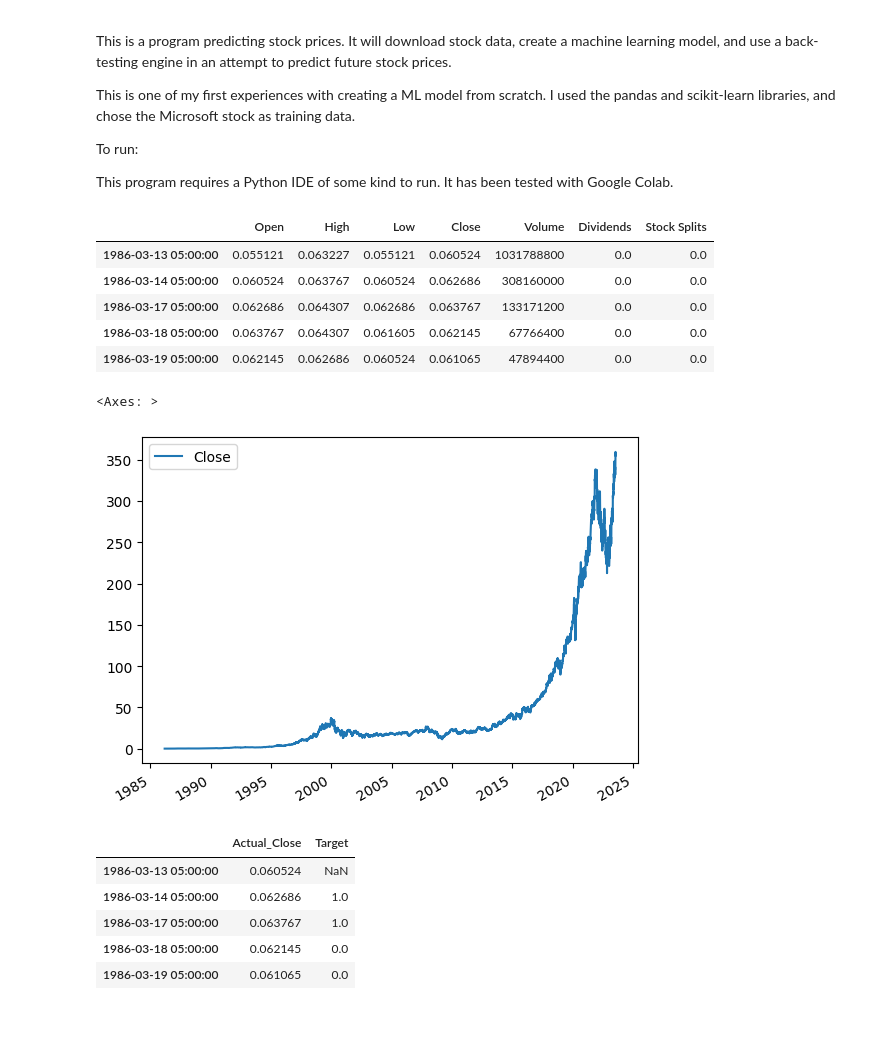
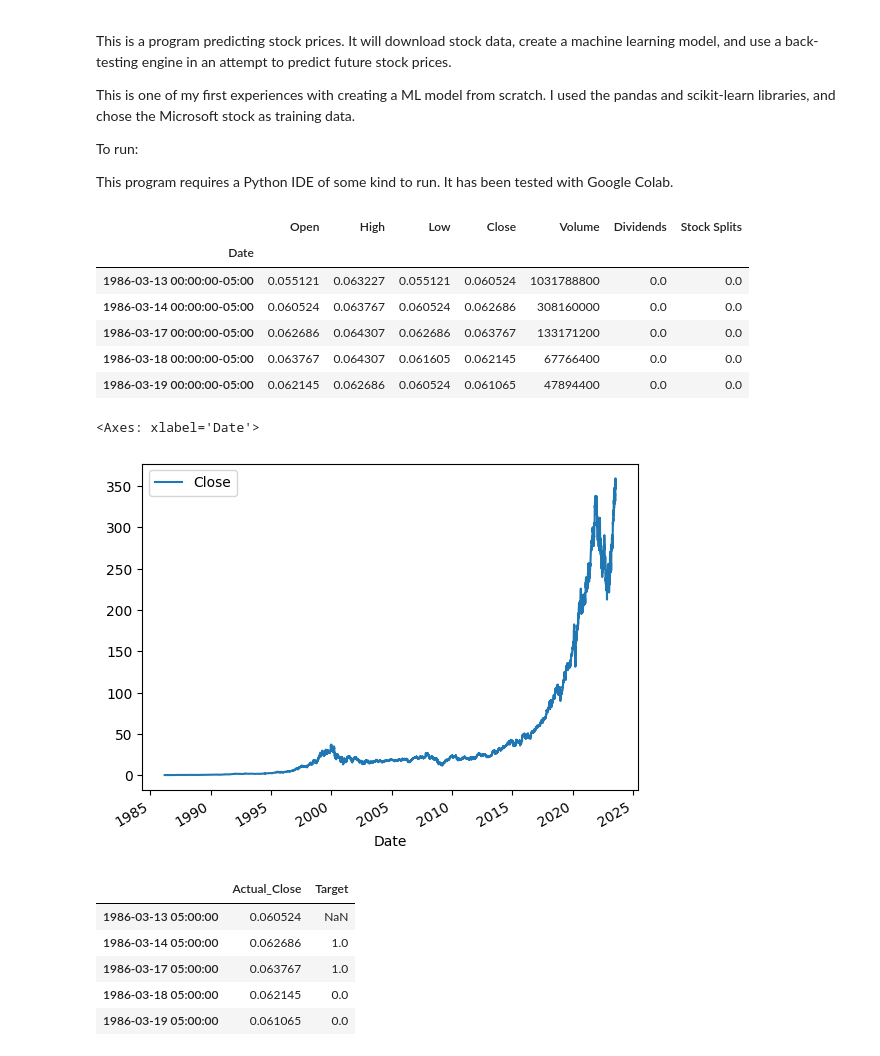
Before and after one commit to aubrymcc21/StockPredictor, a Jupyter notebook: StockPredictor.ipynb, the cells around one changed output. Saved outputs shown, nothing was run; the diff lists cells and outputs as text; code cells hidden in the pictures; blank space fills up the shorter version.

```diff
--- a/StockPredictor.ipynb
+++ b/StockPredictor.ipynb
@@ -19,37 +19,38 @@ This program requires a Python IDE of some kind to run. It has been tested with
 # %%
 import yfinance as yf
 
-msft = yf.Ticker("MSFT")
-msft_hist = msft.history(period="max")
+stock = yf.Ticker("MSFT")
+stock_history = stock.history(period="max")
 # %%
 import os
 import pandas as pd
 
-DATA_PATH = "msft_data.json"
+data_path = "msft_data.json"
 
-if os.path.exists(DATA_PATH):
-    # Read from file if we've already downloaded the data.
-    with open(DATA_PATH) as f:
-        msft_hist = pd.read_json(DATA_PATH)
+if os.path.exists(data_path):
+    # Read from file if it's already downloaded
+    with open(data_path) as f:
+        stock_history = pd.read_json(data_path)
 else:
-    msft = yf.Ticker("MSFT")
-    msft_hist = msft.history(period="max")
+    stock = yf.Ticker("MSFT")
+    stock_history = stock.history(period="max")
 
-    # Save file to json in case we need it later.  This prevents us from having to re-download it every time.
-    msft_hist.to_json(DATA_PATH)
+    # Save file to json in case we need it later
+    stock_history.to_json(data_path)
 # %%
-msft_hist.head(5)
+stock_history.head(5)
 # %% [output]
 |  | Open | High | Low | Close | Volume | Dividends | Stock Splits |
-| 1986-03-13 05:00:00 | 0.055121 | 0.063227 | 0.055121 | 0.060524 | 1031788800 | 0.0 | 0.0 |
-| 1986-03-14 05:00:00 | 0.060524 | 0.063767 | 0.060524 | 0.062686 | 308160000 | 0.0 | 0.0 |
-| 1986-03-17 05:00:00 | 0.062686 | 0.064307 | 0.062686 | 0.063767 | 133171200 | 0.0 | 0.0 |
-| 1986-03-18 05:00:00 | 0.063767 | 0.064307 | 0.061605 | 0.062145 | 67766400 | 0.0 | 0.0 |
-| 1986-03-19 05:00:00 | 0.062145 | 0.062686 | 0.060524 | 0.061065 | 47894400 | 0.0 | 0.0 |
+| Date |  |  |  |  |  |  |  |
+| 1986-03-13 00:00:00-05:00 | 0.055121 | 0.063227 | 0.055121 | 0.060524 | 1031788800 | 0.0 | 0.0 |
+| 1986-03-14 00:00:00-05:00 | 0.060524 | 0.063767 | 0.060524 | 0.062686 | 308160000 | 0.0 | 0.0 |
+| 1986-03-17 00:00:00-05:00 | 0.062686 | 0.064307 | 0.062686 | 0.063767 | 133171200 | 0.0 | 0.0 |
+| 1986-03-18 00:00:00-05:00 | 0.063767 | 0.064307 | 0.061605 | 0.062145 | 67766400 | 0.0 | 0.0 |
+| 1986-03-19 00:00:00-05:00 | 0.062145 | 0.062686 | 0.060524 | 0.061065 | 47894400 | 0.0 | 0.0 |
 # %%
-# Visualize microsoft stock prices
-msft_hist.plot.line(y="Close", use_index=True)
+# Visualize stock prices under Close column
+stock_history.plot.line(y="Close", use_index=True)
 # %% [output]
-<Axes: >
+<Axes: xlabel='Date'>
-[figure, old version]
+[figure, new version]
 # %%
```
Also changed, not shown: parts of 8 cells of this notebook.
